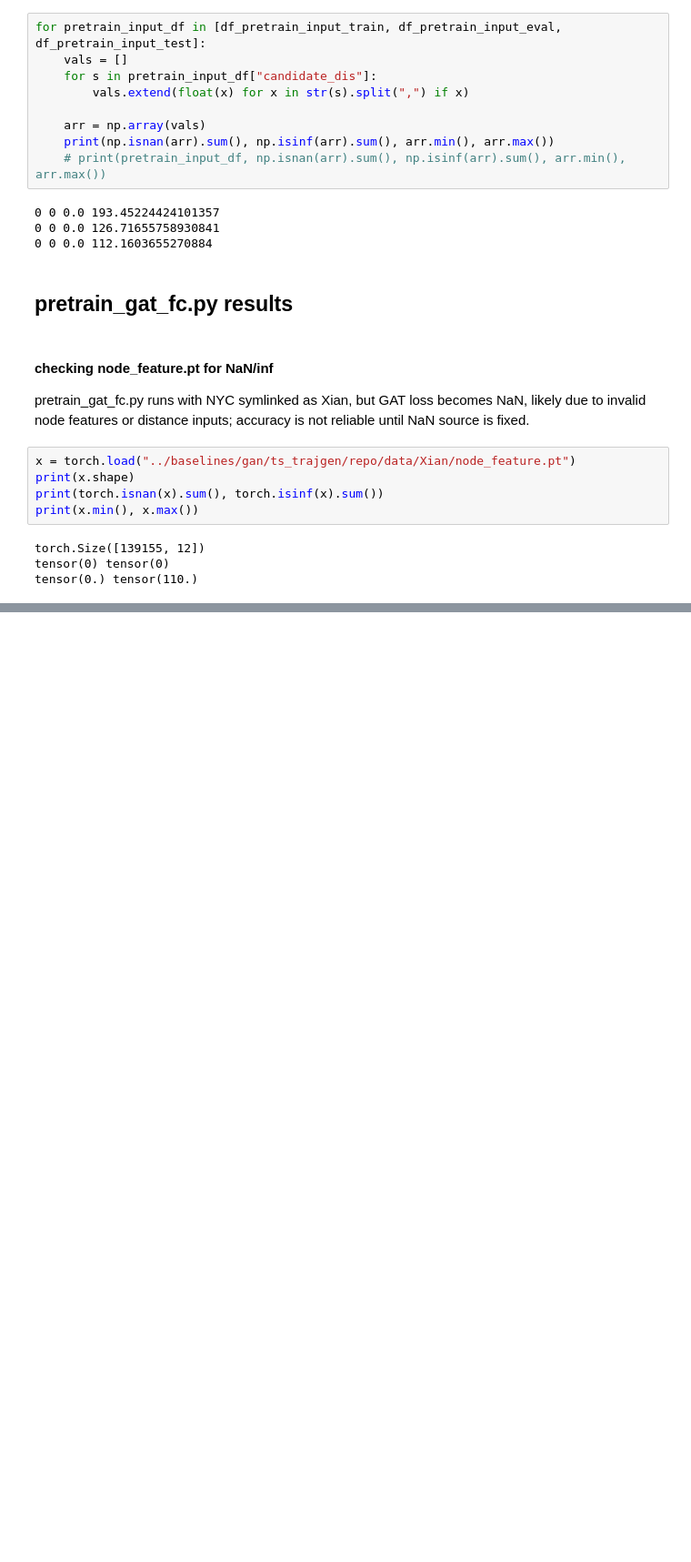
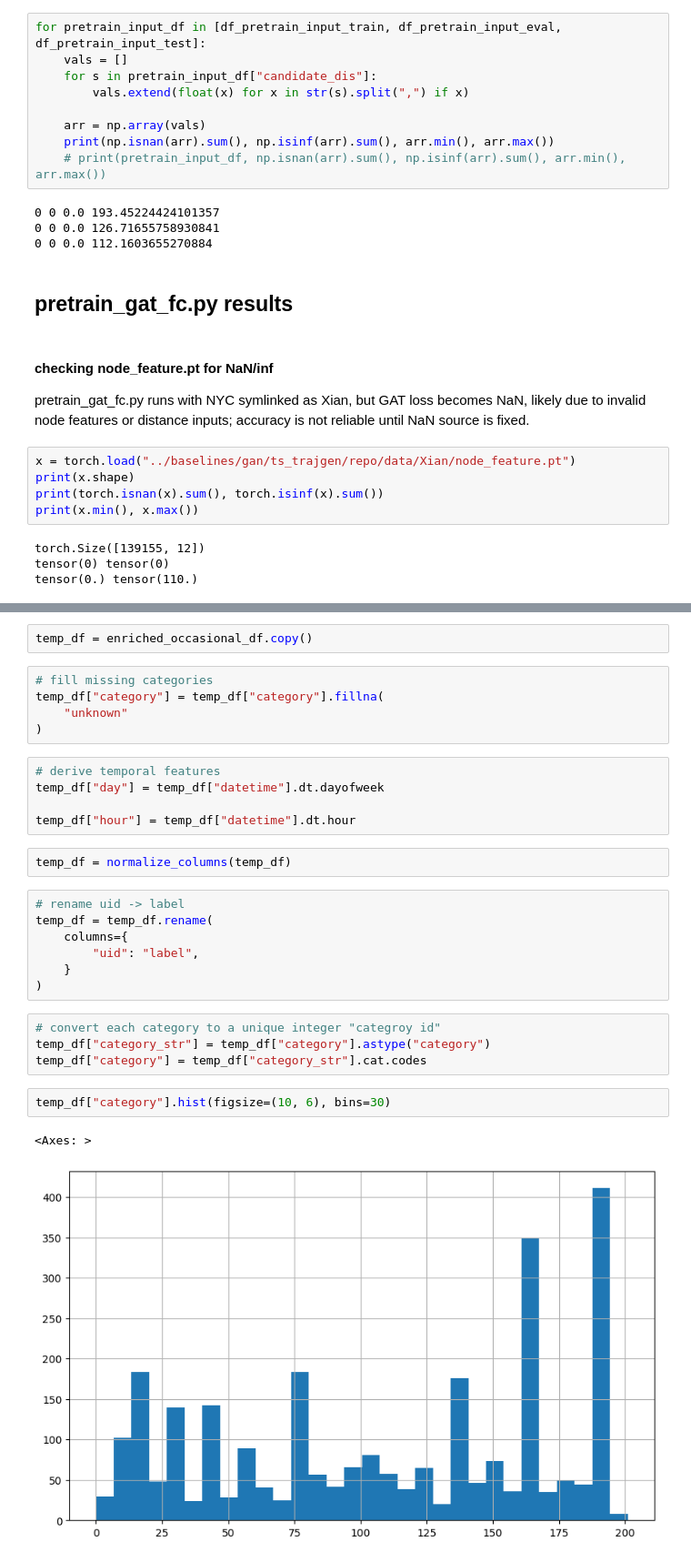
Before and after one commit to Jose-Velasco/URBAN-SYN, a Jupyter notebook: scripts/test.ipynb, the cells around one changed output, grey strips where cells are left out. Shown: that part at 91% size. Saved outputs shown, nothing was run; the diff lists cells and outputs as text; blank space fills up the shorter version.

```diff
--- a/scripts/test.ipynb
+++ b/scripts/test.ipynb
@@ -1040,0 +1139,30 @@ tensor(0.) tensor(110.)
+# %%
+temp_df = enriched_occasional_df.copy()
+# %%
+# fill missing categories
+temp_df["category"] = temp_df["category"].fillna(
+    "unknown"
+)
+# %%
+# derive temporal features
+temp_df["day"] = temp_df["datetime"].dt.dayofweek
+
+temp_df["hour"] = temp_df["datetime"].dt.hour
+# %%
+temp_df = normalize_columns(temp_df)
+# %%
+# rename uid -> label
+temp_df = temp_df.rename(
+    columns={
+        "uid": "label",
+    }
+)
+# %%
+# convert each category to a unique integer "categroy id"
+temp_df["category_str"] = temp_df["category"].astype("category")
+temp_df["category"] = temp_df["category_str"].cat.codes
+# %%
+temp_df["category"].hist(figsize=(10, 6), bins=30)
+# %% [output]
+<Axes: >
+[figure, added]
```
Also changed, not shown: parts of 26 cells of this notebook, 8 other files.
